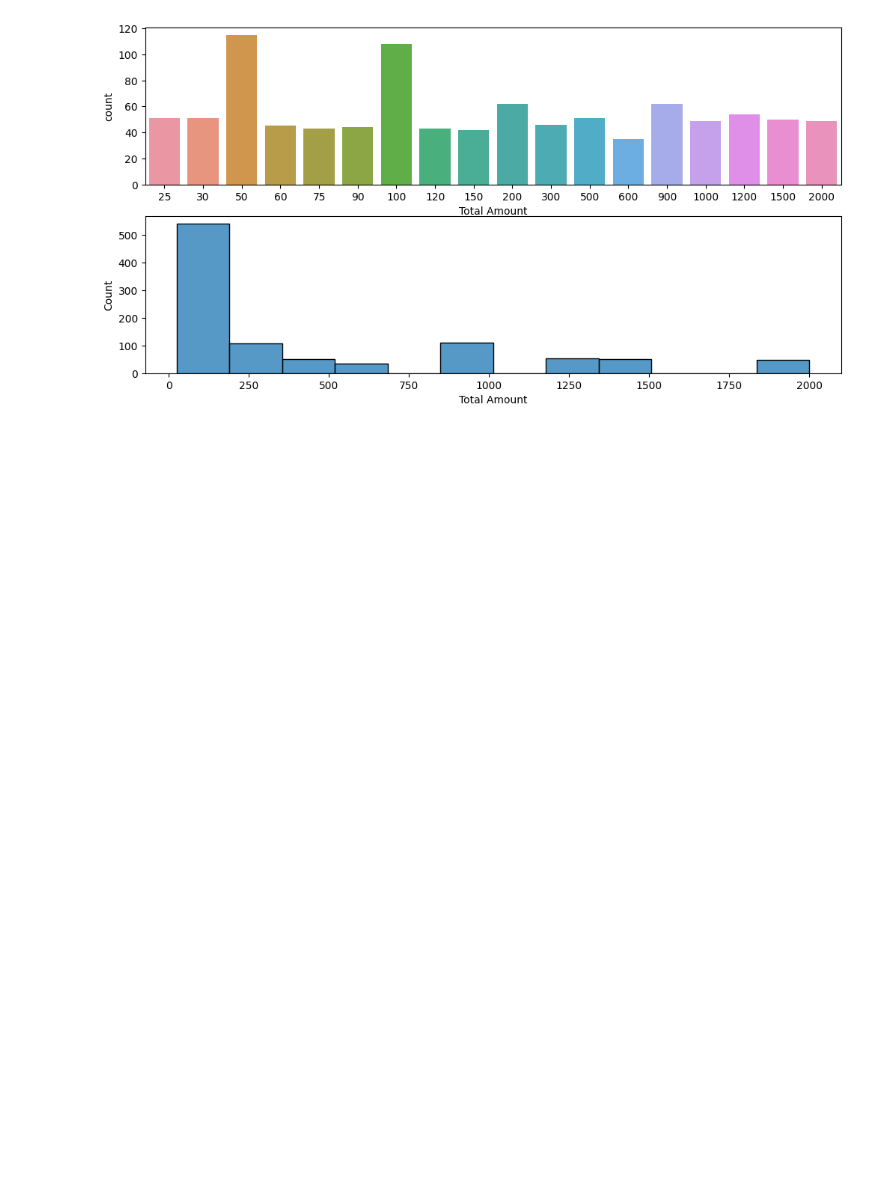
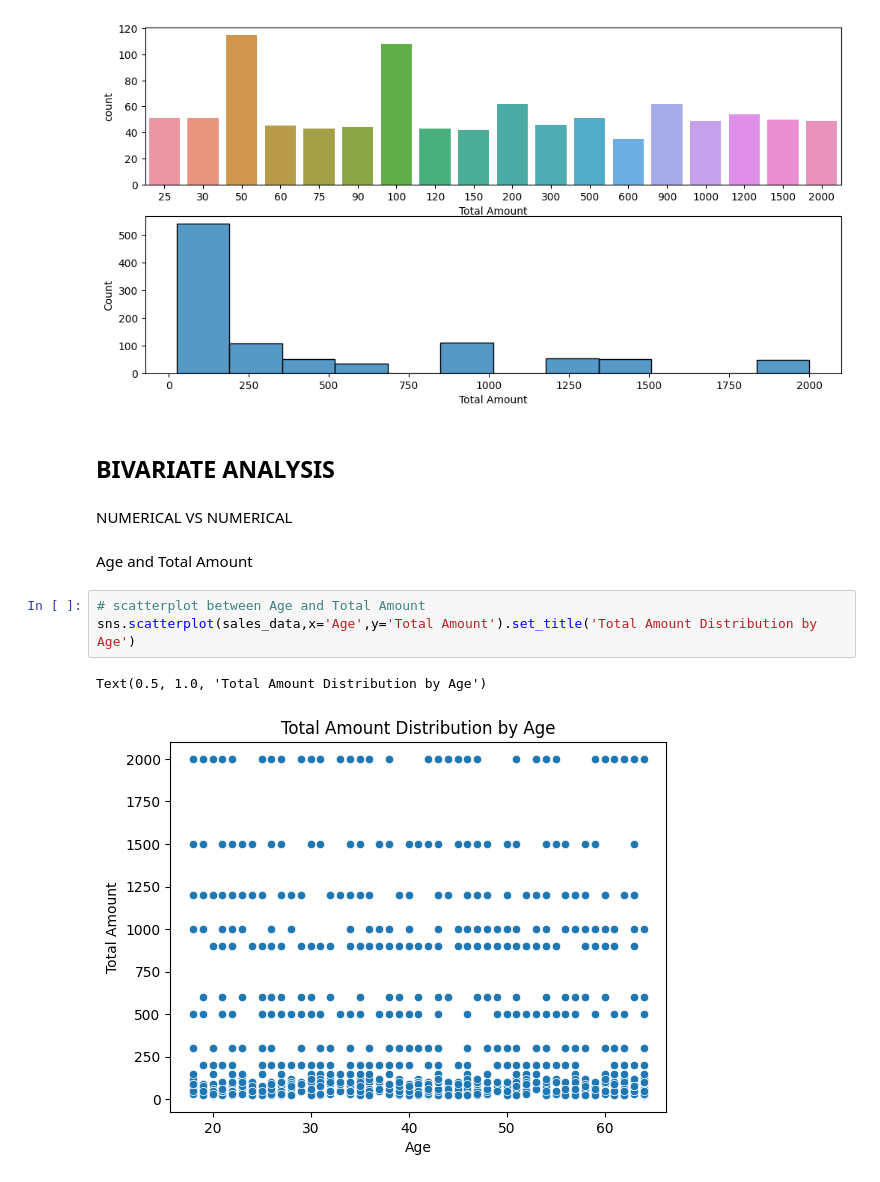
Before and after one commit to rajashreemunoli/2024_Women_Who_Code_Kaggle_EDA_Challenge, a Jupyter notebook: 2024-wwc-eda-challenge-retail-sales.ipynb, the cells around one changed output. Saved outputs shown, nothing was run; the diff lists cells and outputs as text; blank space fills up the shorter version.

Commit message:
Kaggle Notebook | 2024 WWC EDA Challenge Retail Sales | Version 4

```diff
--- a/2024-wwc-eda-challenge-retail-sales.ipynb
+++ b/2024-wwc-eda-challenge-retail-sales.ipynb
@@ -235,3 +240,15 @@ sns.histplot(sales_data, x='Total Amount',ax=axes[1])
 plt.show()
 # %% [output]
 [figure]
+# %% [markdown]
+## BIVARIATE ANALYSIS <a class="anchor"  id="section3"></a>
+# %% [markdown]
+NUMERICAL VS NUMERICAL
+# %% [markdown]
+Age and Total Amount
+# %%
+# scatterplot between Age and Total Amount
+sns.scatterplot(sales_data,x='Age',y='Total Amount').set_title('Total Amount Distribution by Age')
+# %% [output]
+Text(0.5, 1.0, 'Total Amount Distribution by Age')
+[figure, added]
```
Also changed, not shown: parts of 21 cells of this notebook.
